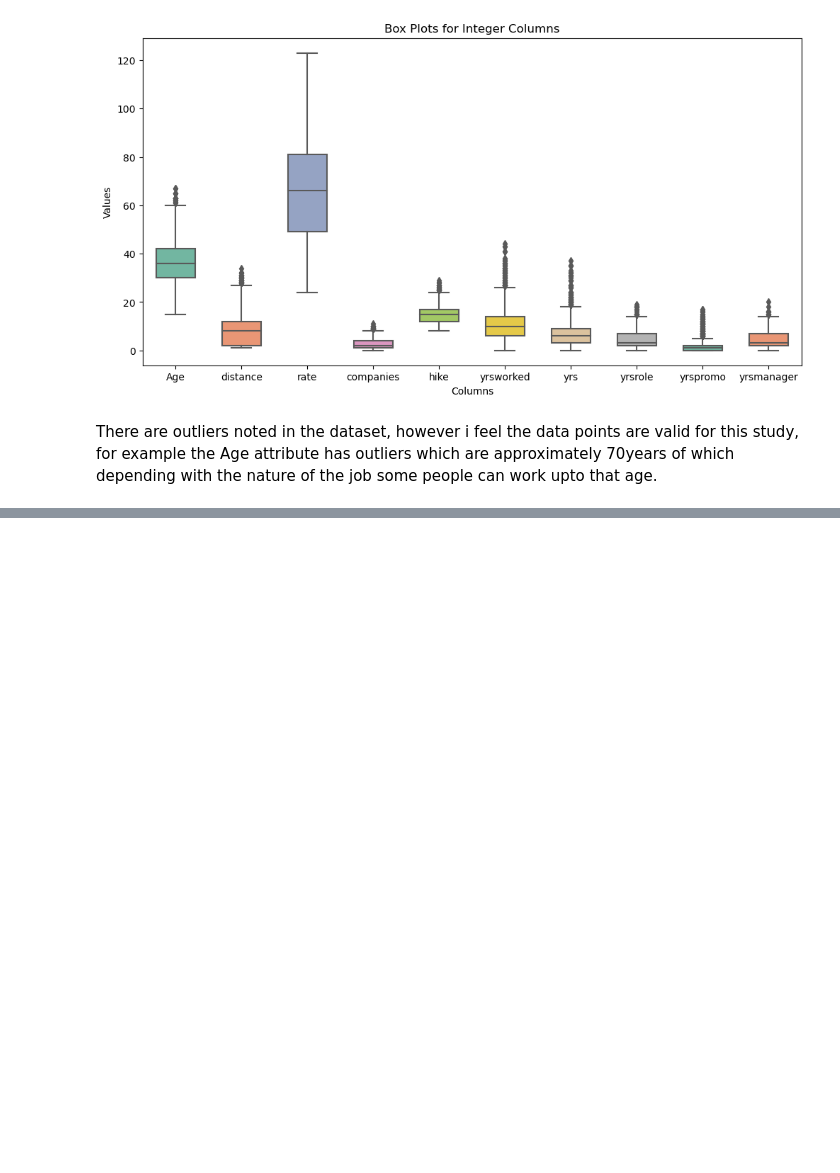
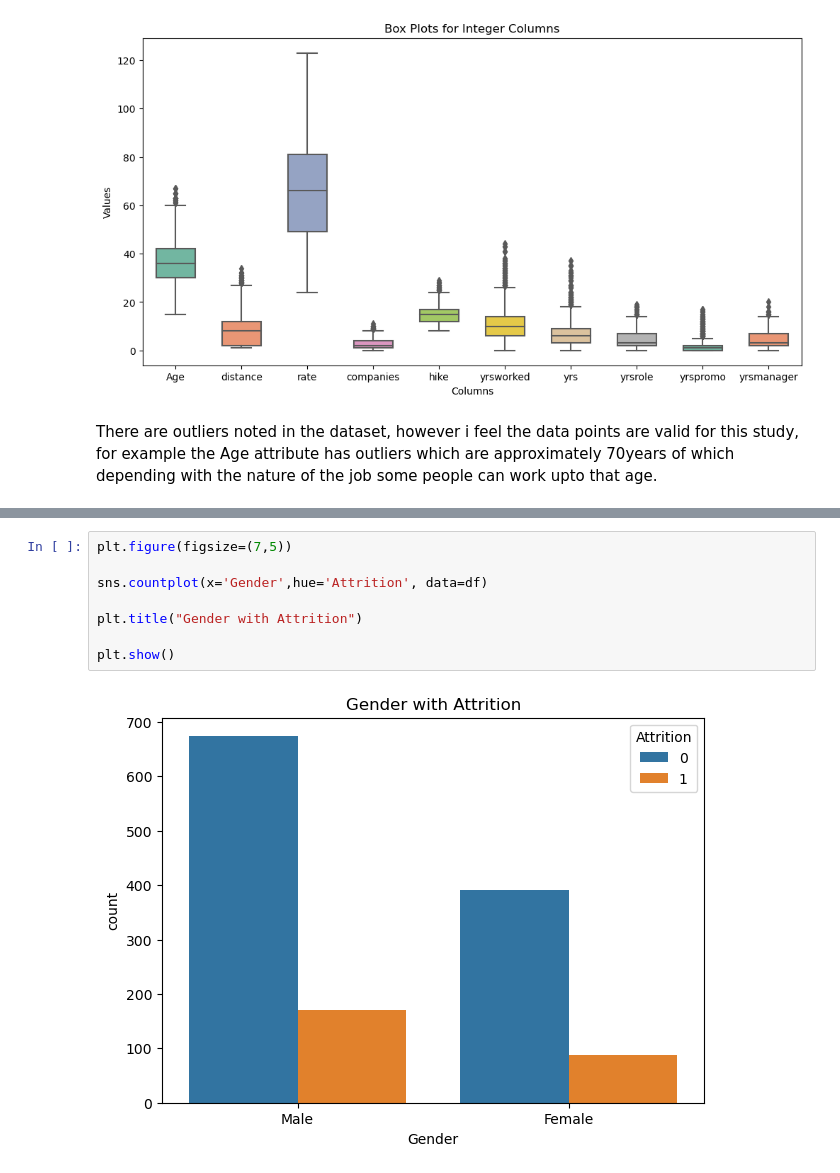
Before and after one commit to pardmanjera/PardonManjera_sba23346_Lvl8_CA2_Integrated, a Jupyter notebook: integrated_CA2.ipynb, the cells around one changed output, grey strips where cells are left out. Cells and saved outputs as stored; diff of their text form; blank space fills up the shorter version.

```diff
--- a/integrated_CA2.ipynb
+++ b/integrated_CA2.ipynb
@@ -346,0 +373,10 @@ There are outliers noted in the dataset, however i feel the data points are vali
+# %%
+plt.figure(figsize=(7,5))
+
+sns.countplot(x='Gender',hue='Attrition', data=df)
+
+plt.title("Gender with Attrition")
+
+plt.show()
+# %% [output]
+[figure, added]
```
Also changed, not shown: parts of 7 cells of this notebook.
